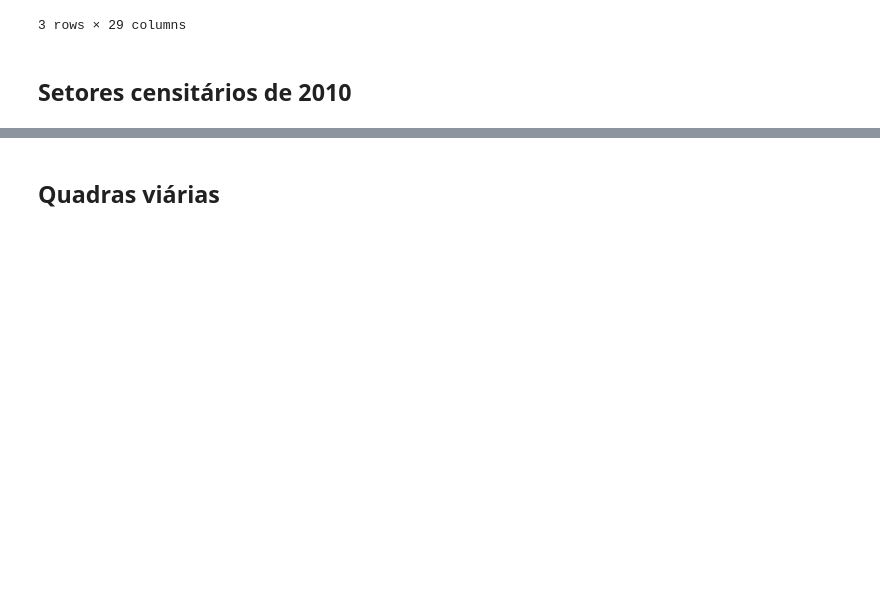
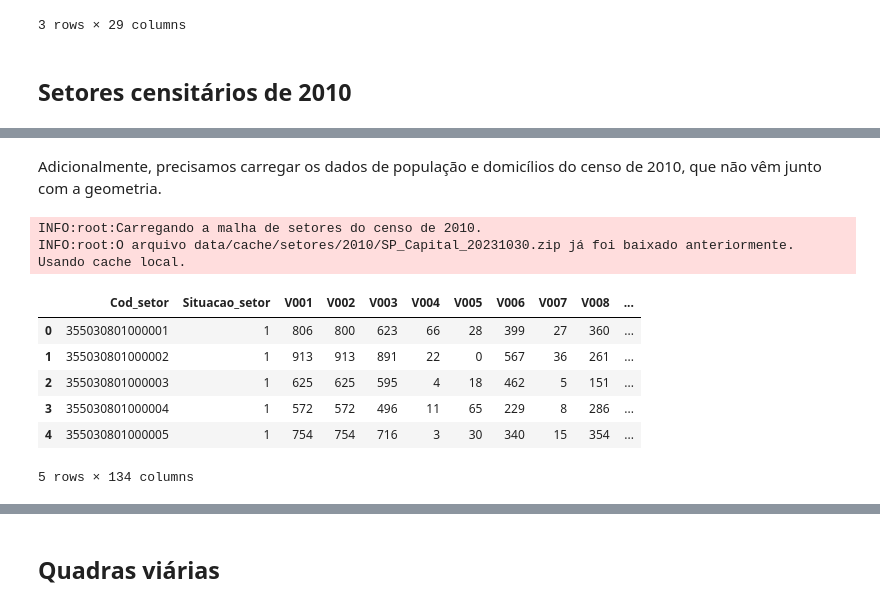
Before and after one commit to sepep-pmsp/compatibilizacao-setores-censitarios, a Jupyter notebook: 11 Quadras viárias como base geométrica.ipynb, the cells around one changed output, grey strips where cells are left out. Saved outputs shown, nothing was run; the diff lists cells and outputs as text; code cells hidden in the pictures; blank space fills up the shorter version.

```diff
--- a/11 Quadras viárias como base geométrica.ipynb
+++ b/11 Quadras viárias como base geométrica.ipynb
@@ -53,3 +54,18 @@ INFO:root:O arquivo data/cache/setores/2010/sp_setores_censitarios.zip já foi b
 | 48582 | 114075.0 | 355030829000162 | URBANO | 35503082900 | None | 355030829 | FREGUESIA DO Ó | 3550308 | SÃO PAULO | ... |
 | 55575 | 121129.0 | 355030862000066 | URBANO | 35503086200 | None | 355030862 | PINHEIROS | 3550308 | SÃO PAULO | ... |
 | 50719 | 116197.0 | 355030837000068 | URBANO | 35503083700 | None | 355030837 | ITAQUERA | 3550308 | SÃO PAULO | ... |
+# %% [markdown]
+Adicionalmente, precisamos carregar os dados de população e domicílios do censo de 2010, que não vêm junto com a geometria.
+# %%
+dados10_pop = download_dados(Censo.CENSO_2010, Nivel.SETORES, arquivo='Domicilio02_SP1.xls')
+dados10_pop.head()
+# %% [output]
+INFO:root:Carregando a malha de setores do censo de 2010.
+INFO:root:O arquivo data/cache/setores/2010/SP_Capital_20231030.zip já foi baixado anteriormente. Usando cache local.
+|  | Cod_setor | Situacao_setor | V001 | V002 | V003 | V004 | V005 | V006 | V007 | V008 | ... |
+| 0 | 355030801000001 | 1 | 806 | 800 | 623 | 66 | 28 | 399 | 27 | 360 | ... |
+| 1 | 355030801000002 | 1 | 913 | 913 | 891 | 22 | 0 | 567 | 36 | 261 | ... |
+| 2 | 355030801000003 | 1 | 625 | 625 | 595 | 4 | 18 | 462 | 5 | 151 | ... |
+| 3 | 355030801000004 | 1 | 572 | 572 | 496 | 11 | 65 | 229 | 8 | 286 | ... |
+| 4 | 355030801000005 | 1 | 754 | 754 | 716 | 3 | 30 | 340 | 15 | 354 | ... |
+5 rows × 134 columns
```
Also changed, not shown: parts of 59 cells of this notebook.
